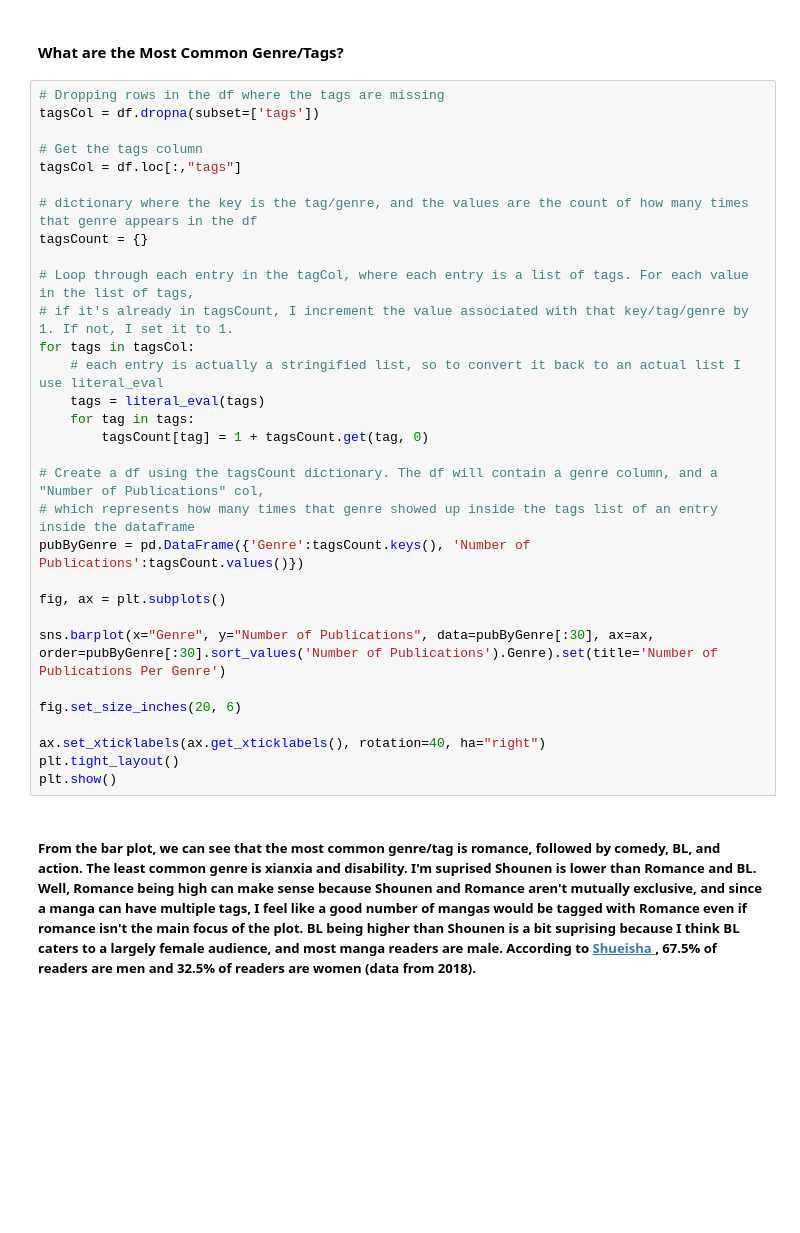
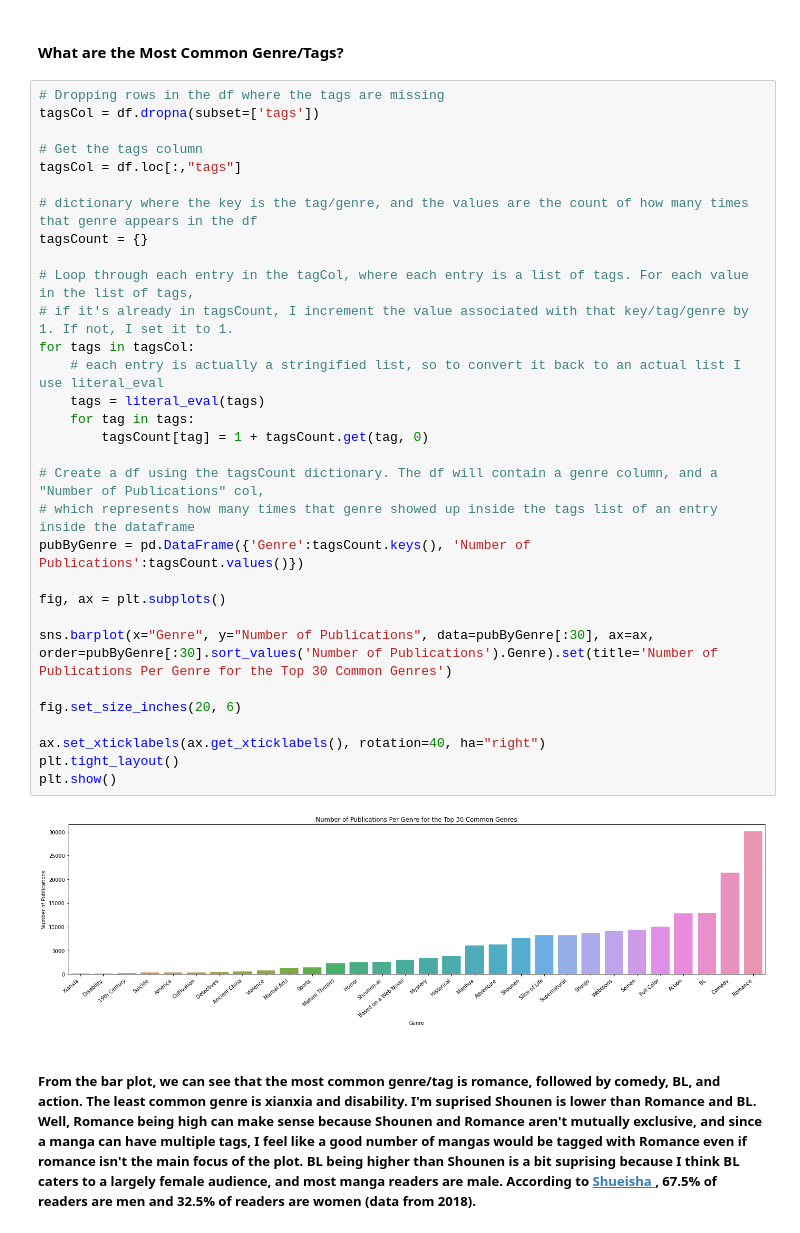
Before and after one commit to 051m/051m.github.io, a Jupyter notebook: Final_Project.ipynb, the cells around one changed output. Saved outputs shown, nothing was run; the diff lists cells and outputs as text; blank space fills up the shorter version.

```diff
--- a/Final_Project.ipynb
+++ b/Final_Project.ipynb
@@ -220,34 +273,36 @@ fig.set_size_inches(15, 6)
 # %%
 # Dropping rows in the df where the tags are missing
 tagsCol = df.dropna(subset=['tags'])
 
 # Get the tags column
 tagsCol = df.loc[:,"tags"]
 
 # dictionary where the key is the tag/genre, and the values are the count of how many times that genre appears in the df
 tagsCount = {}
 
 # Loop through each entry in the tagCol, where each entry is a list of tags. For each value in the list of tags,
 # if it's already in tagsCount, I increment the value associated with that key/tag/genre by 1. If not, I set it to 1.
 for tags in tagsCol:
     # each entry is actually a stringified list, so to convert it back to an actual list I use literal_eval
     tags = literal_eval(tags)
     for tag in tags:
         tagsCount[tag] = 1 + tagsCount.get(tag, 0)
 
 # Create a df using the tagsCount dictionary. The df will contain a genre column, and a "Number of Publications" col,
 # which represents how many times that genre showed up inside the tags list of an entry inside the dataframe
 pubByGenre = pd.DataFrame({'Genre':tagsCount.keys(), 'Number of Publications':tagsCount.values()})
 
 fig, ax = plt.subplots()
 
-sns.barplot(x="Genre", y="Number of Publications", data=pubByGenre[:30], ax=ax, order=pubByGenre[:30].sort_values('Number of Publications').Genre).set(title='Number of Publications Per Genre')
+sns.barplot(x="Genre", y="Number of Publications", data=pubByGenre[:30], ax=ax, order=pubByGenre[:30].sort_values('Number of Publications').Genre).set(title='Number of Publications Per Genre for the Top 30 Common Genres')
 
 fig.set_size_inches(20, 6)
 
 ax.set_xticklabels(ax.get_xticklabels(), rotation=40, ha="right")
 plt.tight_layout()
 plt.show()
+# %% [output]
+[figure, added]
 # %% [markdown]
 ##### From the bar plot, we can see that the most common genre/tag is romance, followed by comedy, BL, and action. The least common genre is xianxia and disability. I'm suprised Shounen is lower than Romance and BL. Well, Romance being high can make sense because Shounen and Romance aren't mutually exclusive, and since a manga can have multiple tags, I feel like a good number of mangas would be tagged with Romance even if romance isn't the main focus of the plot. BL being higher than Shounen is a bit suprising because I think BL caters to a largely female audience, and most manga readers are male. According to <a href="https://www.animenewsnetwork.com/news/2019-04-22/shueisha-reveals-new-circulation-numbers-demographics-for-its-manga-magazines/.145991">Shueisha </a>, 67.5% of readers are men and 32.5% of readers are women (data from 2018).
 # %%
```
Also changed, not shown: parts of 16 cells of this notebook, 2 other files.
